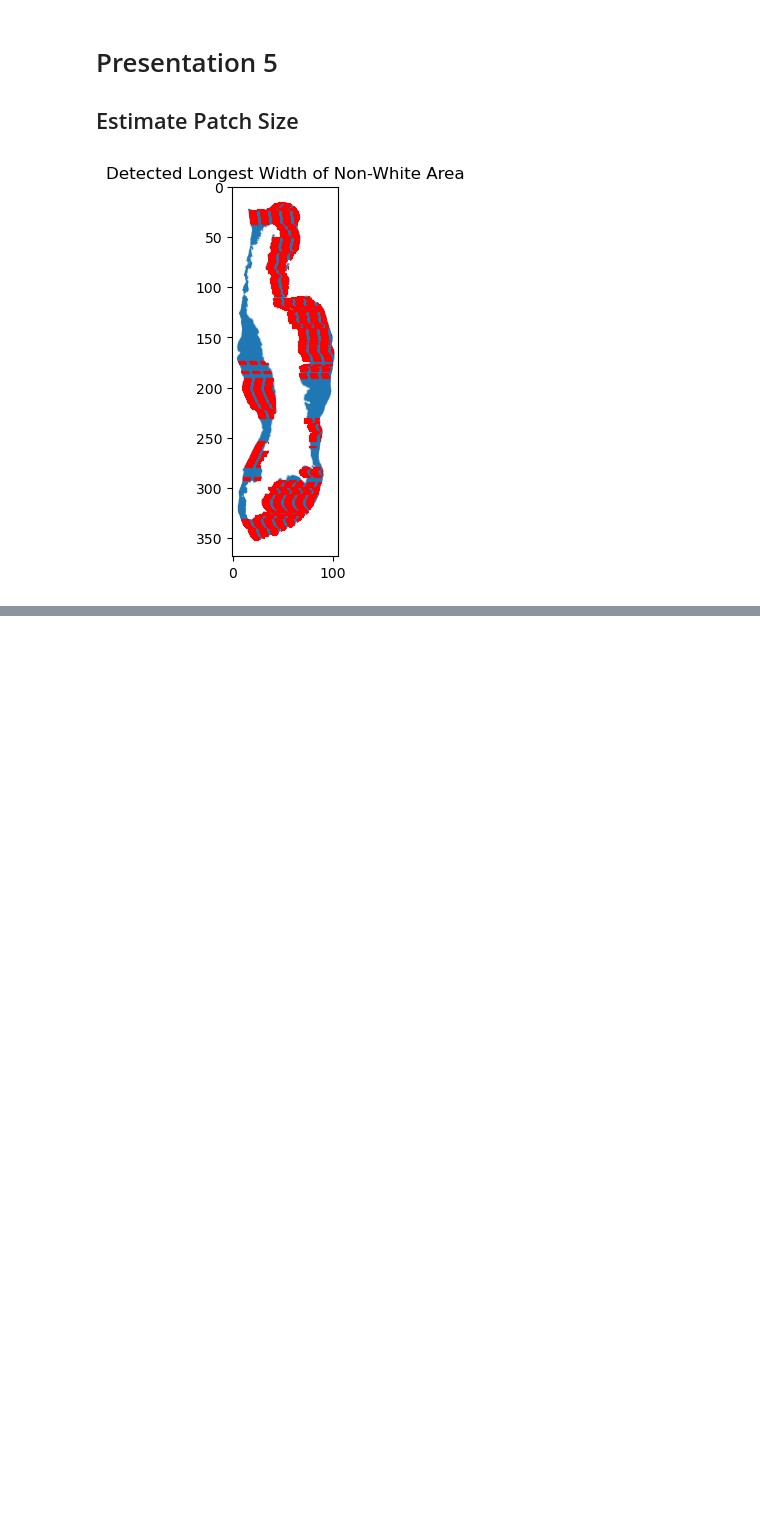
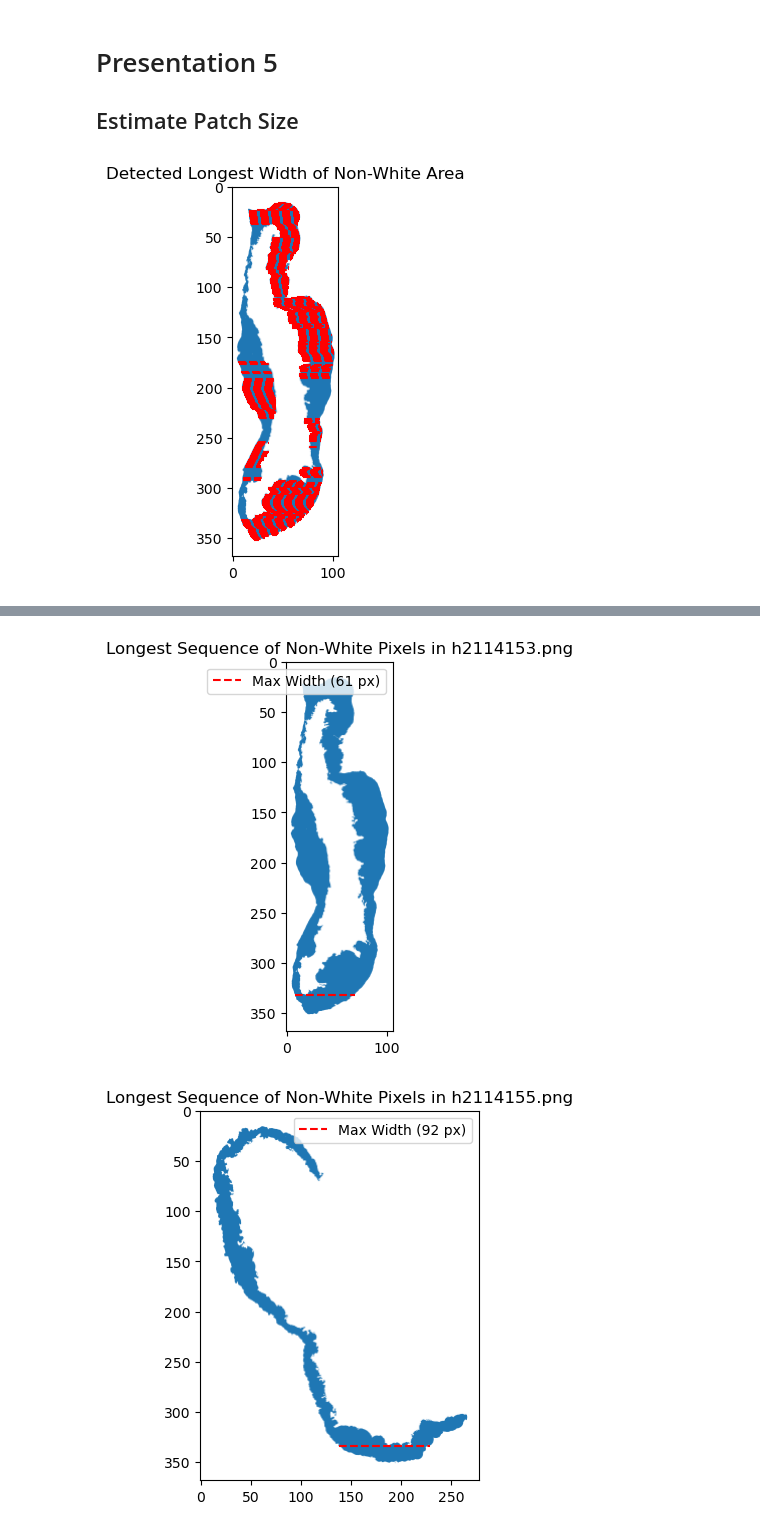
Before and after one commit to kellymengg/eye_cancer, a Jupyter notebook: Alyssa/Presentation 5/Presentation 5 - Alyssa.ipynb, the cells around one changed output, grey strips where cells are left out. Cells and saved outputs as stored; diff of their text form; code cells hidden in the pictures; blank space fills up the shorter version.

```diff
--- a/Alyssa/Presentation 5/Presentation 5 - Alyssa.ipynb
+++ b/Alyssa/Presentation 5/Presentation 5 - Alyssa.ipynb
@@ -164,0 +113,69 @@ plt.show()
+# %%
+import os
+from PIL import Image
+import numpy as np
+import matplotlib.pyplot as plt
+
+def process_image(image_path):
+    # Load image
+    image = Image.open(image_path)
+    image_np = np.array(image)
+
+    # Create a binary mask for any non-white pixel (assuming white is [255, 255, 255])
+    non_white_mask = (image_np[:, :, 0] < 255) | (image_np[:, :, 1] < 255) | (image_np[:, :, 2] < 255)
+
+    # Initialize variables for tracking the longest sequence in each row
+    max_width = 0
+    max_row = None
+    max_start = None
+    max_end = None
+
+    # Scan each row to find the longest sequence of non-white pixels
+    for row_idx, row in enumerate(non_white_mask):
+        current_width = 0  # Temporary width counter for the current sequence
+        start_pos = None  # Start position of the current sequence
+
+        for col_idx, pixel in enumerate(row):
+            if pixel:  # If the pixel is non-white
+                if current_width == 0:
+                    start_pos = col_idx  # Set start position of a new sequence
+                current_width += 1  # Increase the width of the current sequence
+            else:  # If the pixel is white
+                if current_width > max_width:
+                    max_width = current_width
+                    max_row = row_idx
+                    max_start = start_pos
+                    max_end = col_idx - 1  # Update max sequence positions
+                current_width = 0  # Reset current width counter
+
+        # Final check in case the row ends with the longest sequence
+        if current_width > max_width:
+            max_width = current_width
+            max_row = row_idx
+            max_start = start_pos
+            max_end = len(row) - 1
+
+    # Plot the result for the current image
+    plt.figure()
+    plt.imshow(image_np)
+    if max_width > 0:
+        # Draw a dashed line over the longest sequence of non-white pixels in the row with max width
+        plt.plot([max_start, max_end], [max_row, max_row], color='red', linestyle='--', label=f'Max Width ({max_width} px)')
+        plt.legend()
+    plt.title(f'Longest Sequence of Non-White Pixels in {os.path.basename(image_path)}')
+    plt.show()
+
+def process_folder(folder_path):
+    for filename in os.listdir(folder_path):
+        if filename.lower().endswith(('.png', '.jpg', '.jpeg')):  # Check for image files
+            image_path = os.path.join(folder_path, filename)
+            process_image(image_path)  # Process and plot each image
+
+# Specify the folder path containing images
+folder_path = 'D:\\390scans\\extractions'
+
+# Run the function on the folder
+process_folder(folder_path)
+# %% [output]
+[figure, added]
+[figure, added]
```
Also changed, not shown: parts of 19 cells of this notebook.
